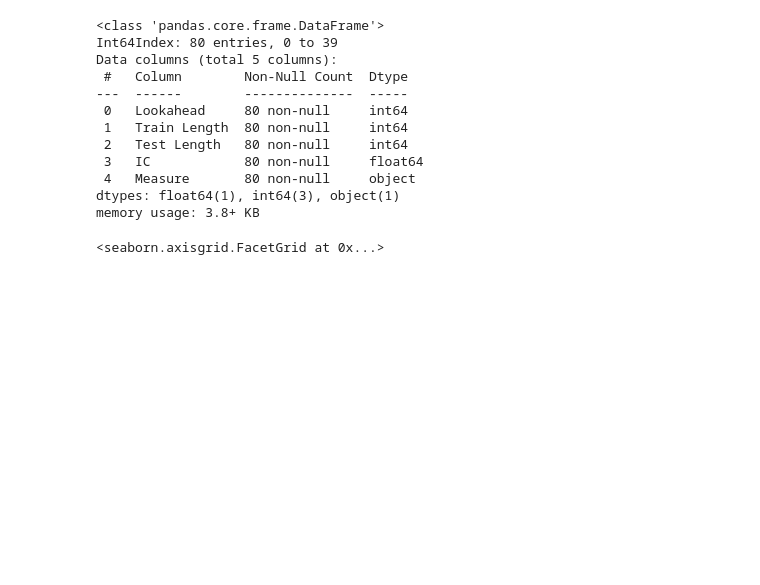
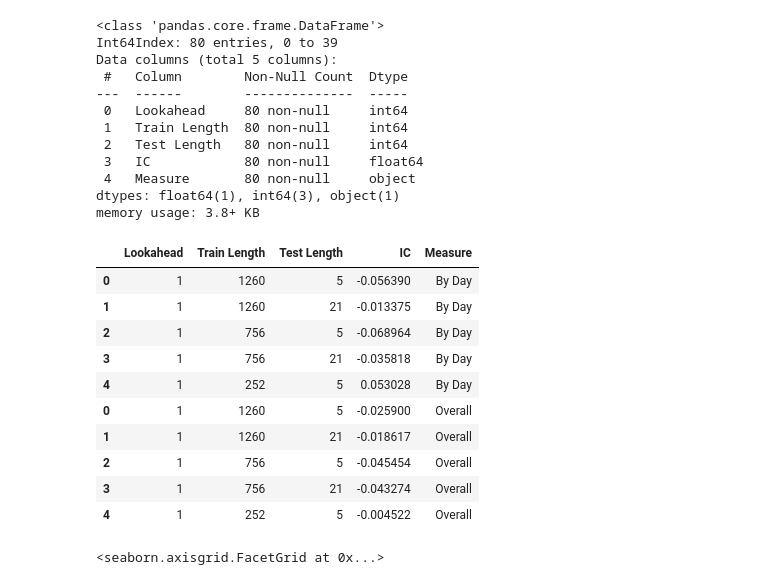
Before and after one commit to OliverJoo/quant_modeling, a Jupyter notebook: MDLing/RF_ReturnSignals.ipynb, the cells around one changed output. Drawn from its saved outputs; the diff is of its cells as text; code cells hidden in the pictures; blank space fills up the shorter version.

```diff
--- a/MDLing/RF_ReturnSignals.ipynb
+++ b/MDLing/RF_ReturnSignals.ipynb
@@ -264,4 +282,18 @@ Data columns (total 5 columns):
  4   Measure       80 non-null     object
 dtypes: float64(1), int64(3), object(1)
 memory usage: 3.8+ KB
+# %%
+pd.concat([lr_metrics_long[lr_metrics_long.Measure=='By Day'].head(), lr_metrics_long[lr_metrics_long.Measure=='Overall'].head()])
+# %% [output]
+|  | Lookahead | Train Length | Test Length | IC | Measure |
+| 0 | 1 | 1260 | 5 | -0.056390 | By Day |
+| 1 | 1 | 1260 | 21 | -0.013375 | By Day |
+| 2 | 1 | 756 | 5 | -0.068964 | By Day |
+| 3 | 1 | 756 | 21 | -0.035818 | By Day |
+| 4 | 1 | 252 | 5 | 0.053028 | By Day |
+| 0 | 1 | 1260 | 5 | -0.025900 | Overall |
+| 1 | 1 | 1260 | 21 | -0.018617 | Overall |
+| 2 | 1 | 756 | 5 | -0.045454 | Overall |
+| 3 | 1 | 756 | 21 | -0.043274 | Overall |
+| 4 | 1 | 252 | 5 | -0.004522 | Overall |
 # %%
```
Also changed, not shown: parts of 10 cells of this notebook.
